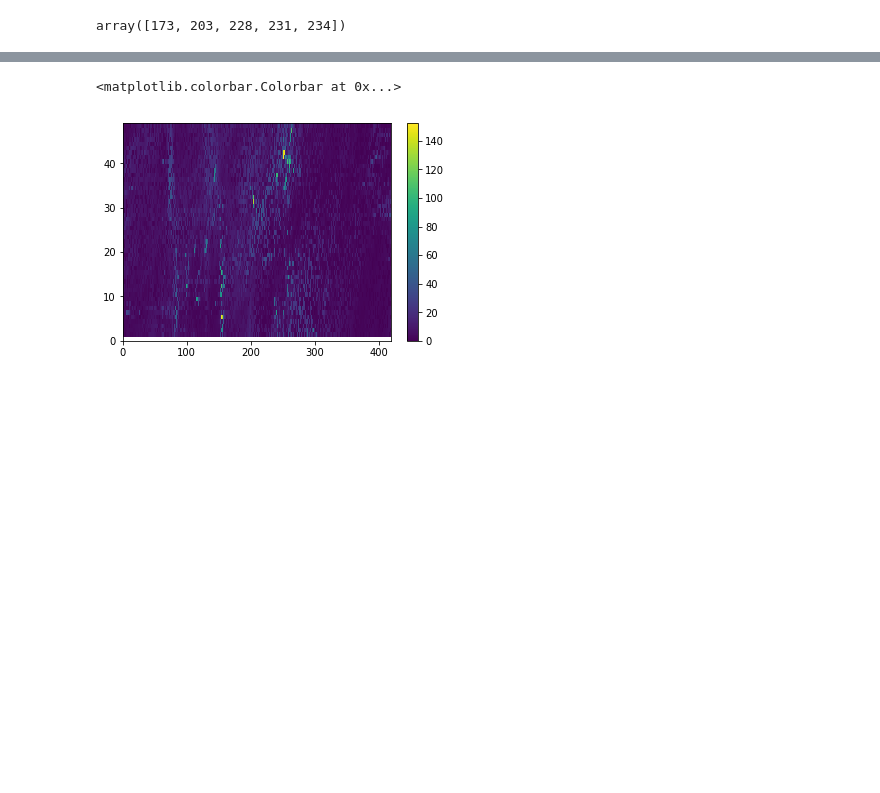
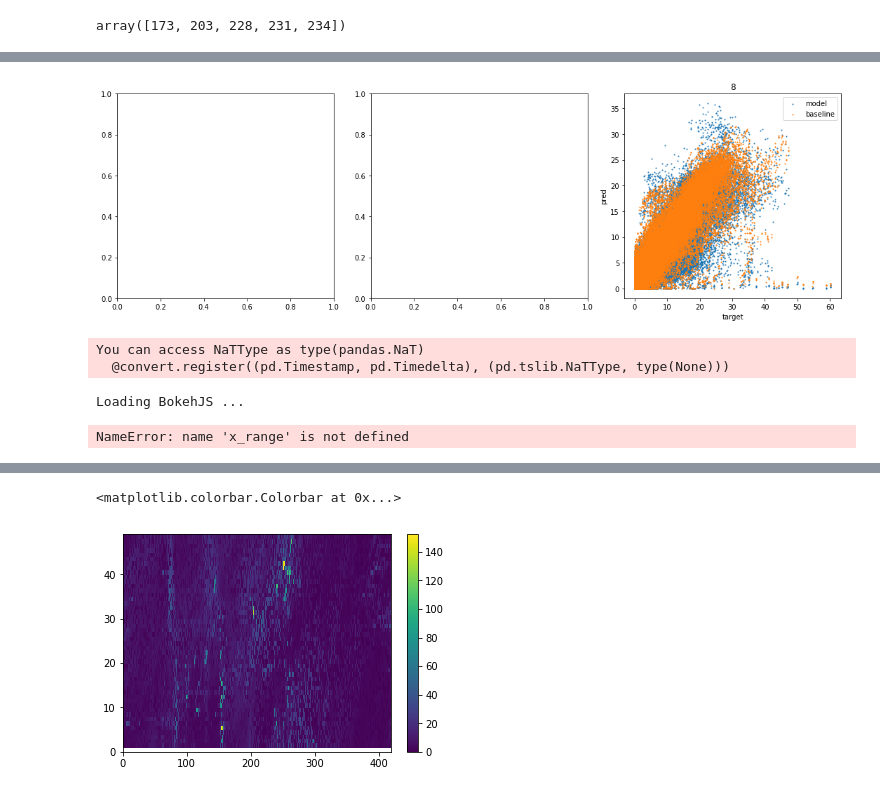
Before and after one commit to informatics-lab/RF_precip_downscaling, a Jupyter notebook: analysis.ipynb, the cells around one changed output, grey strips where cells are left out. Cells and saved outputs as stored; diff of their text form; code cells hidden in the pictures; blank space fills up the shorter version.

```diff
--- a/analysis.ipynb
+++ b/analysis.ipynb
@@ -188,0 +227,22 @@ tdf['lat'] = tdf.apply(lambda x: x['proj'][1], axis=1)
+# %%
+preds_vs_targets(tx2)
+# %% [output]
+[figure, added]
+# %%
+import datashader as ds
+import datashader.transfer_functions as tf
+import holoviews as hv
+from datashader.bokeh_ext import InteractiveImage
+from bokeh.plotting import figure, output_notebook, show
+output_notebook()
+# %% [output]
+You can access NaTType as type(pandas.NaT)
+  @convert.register((pd.Timestamp, pd.Timedelta), (pd.tslib.NaTType, type(None)))
+Loading BokehJS ...
+# %%
+def create_image(x_range=x_range, y_range=y_range, w=500, h=500):
+    cvs = ds.Canvas(x_range=x_range, y_range=y_range, plot_height=h, plot_width=w)
+    agg = cvs.line(raw, 'X', 'Y', agg=ds.any())
+    return tf.interpolate(agg)
+# %% [output]
+NameError: name 'x_range' is not defined
```
Also changed, not shown: parts of 29 cells of this notebook, 2 other files.
